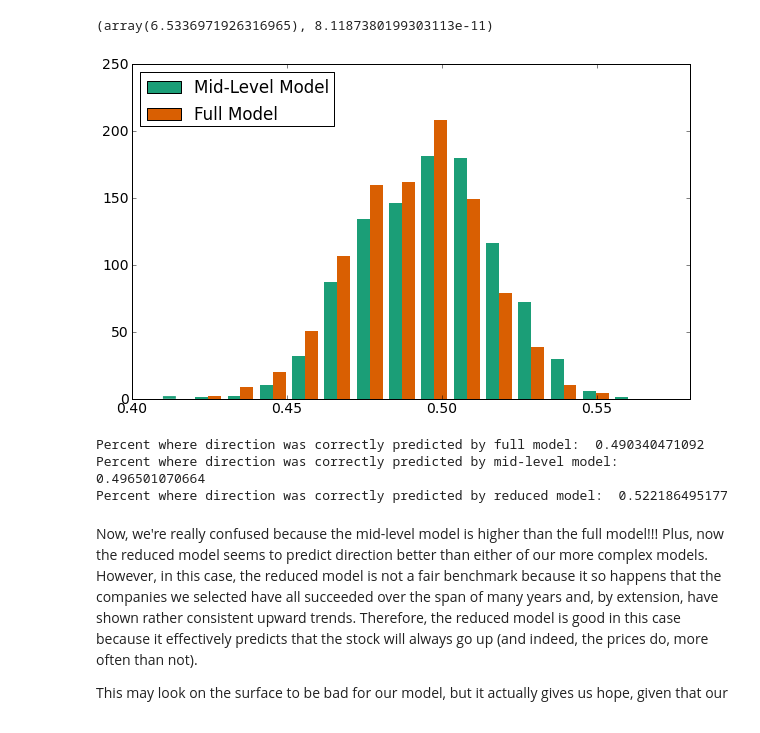
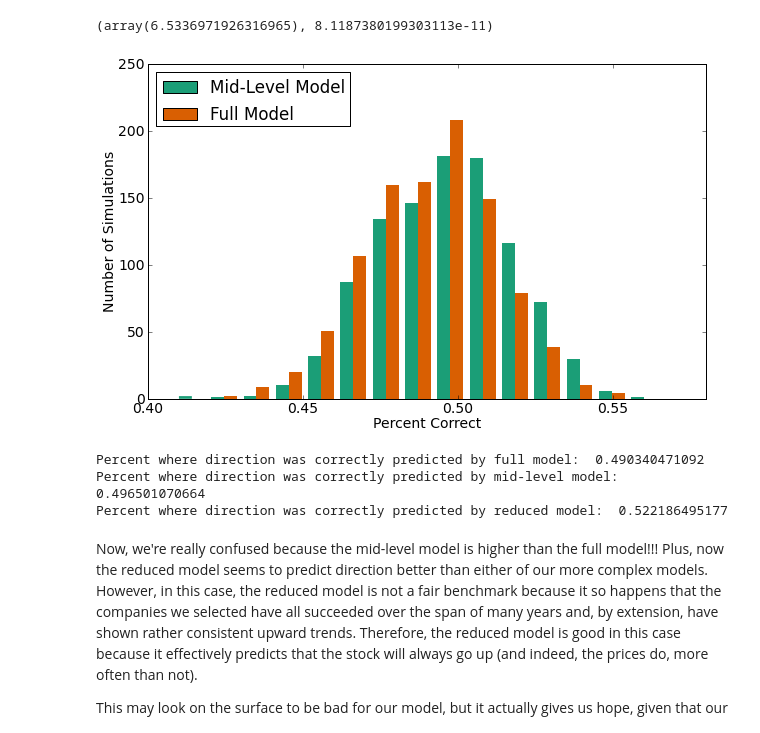
Before and after one commit to yuechen/SKY, a Jupyter notebook: PJNEW.ipynb, the cells around one changed output. Cells and saved outputs as stored; diff of their text form; code cells hidden in the pictures.

```diff
--- a/PJNEW.ipynb
+++ b/PJNEW.ipynb
@@ -1564,18 +1564,20 @@ scipy.stats.ttest_ind(mid_model_for_t, full_model_for_t)
 # %%
 plt.hist((mid_model_for_t, full_model_for_t), bins=15, label=['Mid-Level Model', 'Full Model'])
 plt.legend(loc = 2)
+plt.xlabel('Percent Correct')
+plt.ylabel('Number of Simulations')
 plt.show()
 print "Percent where direction was correctly predicted by full model: ", np.mean(full_model_for_t)
 print "Percent where direction was correctly predicted by mid-level model: ", np.mean(mid_model_for_t)
 actual_directions = []
 for i in actuals:
     if i > 100:
         actual_directions.append(1)
     else:
         actual_directions.append(0)
 print "Percent where direction was correctly predicted by reduced model: ", float(sum(actual_directions))/float(len(actual_directions))
 # %% [output]
-[figure, old version]
+[figure, new version]
 Percent where direction was correctly predicted by full model:  0.490340471092
 Percent where direction was correctly predicted by mid-level model:  0.496501070664
 Percent where direction was correctly predicted by reduced model:  0.522186495177
```
Also changed, not shown: 1 other file.
